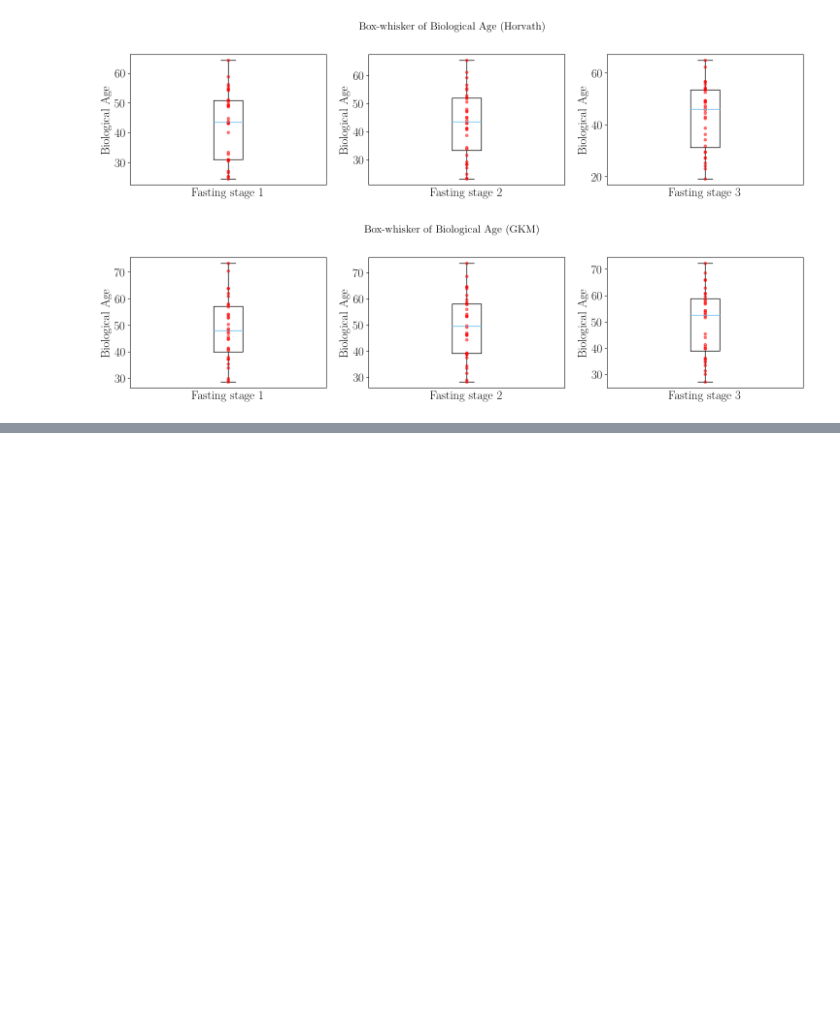
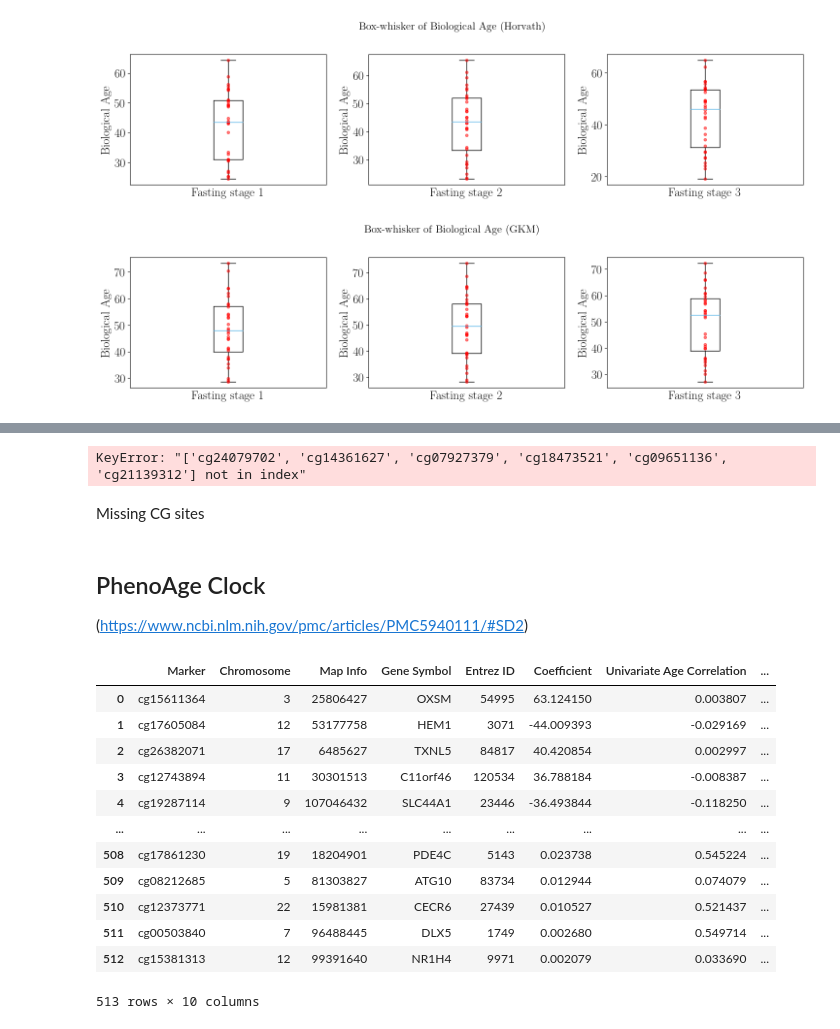
Before and after one commit to AmroAbdrabo/project-fasting-on-aging, a Jupyter notebook: exploratory_analysis.ipynb, the cells around one changed output, grey strips where cells are left out. Drawn from its saved outputs; the diff is of its cells as text; code cells hidden in the pictures; blank space fills up the shorter version.

```diff
--- a/exploratory_analysis.ipynb
+++ b/exploratory_analysis.ipynb
@@ -407,0 +464,27 @@ plot_box_whiskers_age(bio_age_stage_gkm, "Box-whisker of Biological Age (GKM)",
+# %%
+hannum_markers = list(hannum['Marker'])
+han_cols_merged = merged_df[hannum_markers]
+# %% [output]
+KeyError: "['cg24079702', 'cg14361627', 'cg07927379', 'cg18473521', 'cg09651136', 'cg21139312'] not in index"
+# %% [markdown]
+Missing CG sites
+# %% [markdown]
+## PhenoAge Clock
+(https://www.ncbi.nlm.nih.gov/pmc/articles/PMC5940111/#SD2)
+# %%
+pheno = pd.read_csv("pheno_clock.csv")
+pheno
+# %% [output]
+|  | Marker | Chromosome | Map Info | Gene Symbol | Entrez ID | Coefficient | Univariate Age Correlation | ... |
+| 0 | cg15611364 | 3 | 25806427 | OXSM | 54995 | 63.124150 | 0.003807 | ... |
+| 1 | cg17605084 | 12 | 53177758 | HEM1 | 3071 | -44.009393 | -0.029169 | ... |
+| 2 | cg26382071 | 17 | 6485627 | TXNL5 | 84817 | 40.420854 | 0.002997 | ... |
+| 3 | cg12743894 | 11 | 30301513 | C11orf46 | 120534 | 36.788184 | -0.008387 | ... |
+| 4 | cg19287114 | 9 | 107046432 | SLC44A1 | 23446 | -36.493844 | -0.118250 | ... |
+| ... | ... | ... | ... | ... | ... | ... | ... | ... |
+| 508 | cg17861230 | 19 | 18204901 | PDE4C | 5143 | 0.023738 | 0.545224 | ... |
+| 509 | cg08212685 | 5 | 81303827 | ATG10 | 83734 | 0.012944 | 0.074079 | ... |
+| 510 | cg12373771 | 22 | 15981381 | CECR6 | 27439 | 0.010527 | 0.521437 | ... |
+| 511 | cg00503840 | 7 | 96488445 | DLX5 | 1749 | 0.002680 | 0.549714 | ... |
+| 512 | cg15381313 | 12 | 99391640 | NR1H4 | 9971 | 0.002079 | 0.033690 | ... |
+513 rows × 10 columns
```
Also changed, not shown: parts of 9 cells of this notebook, 3 other files.
